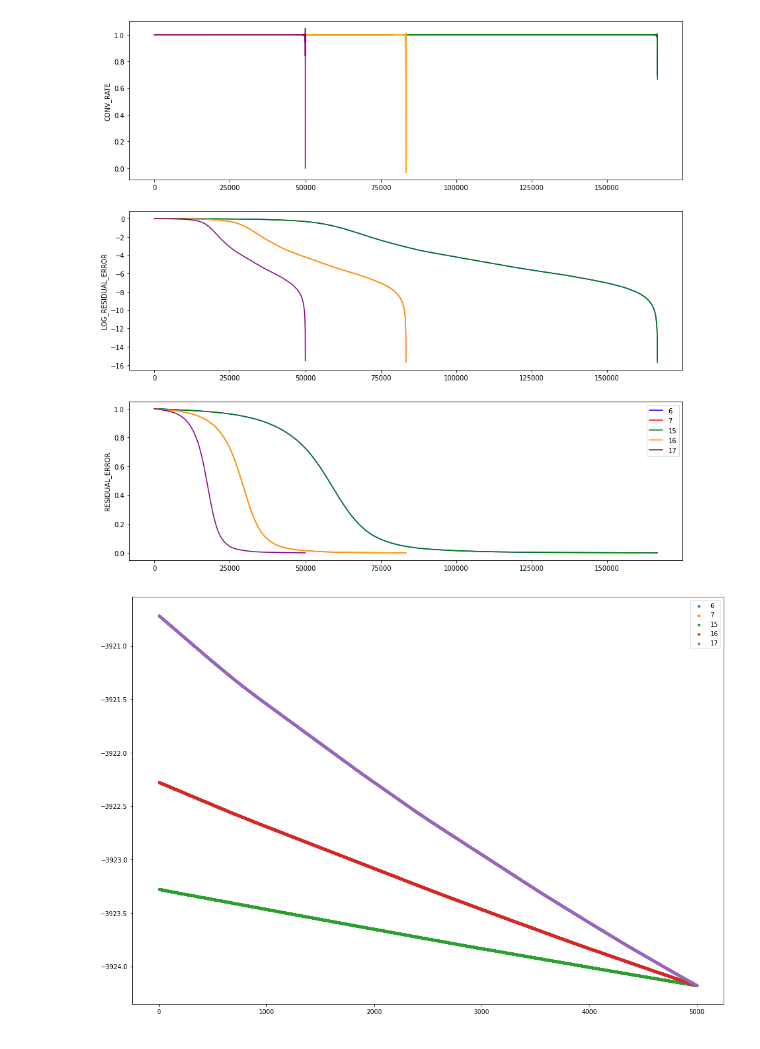
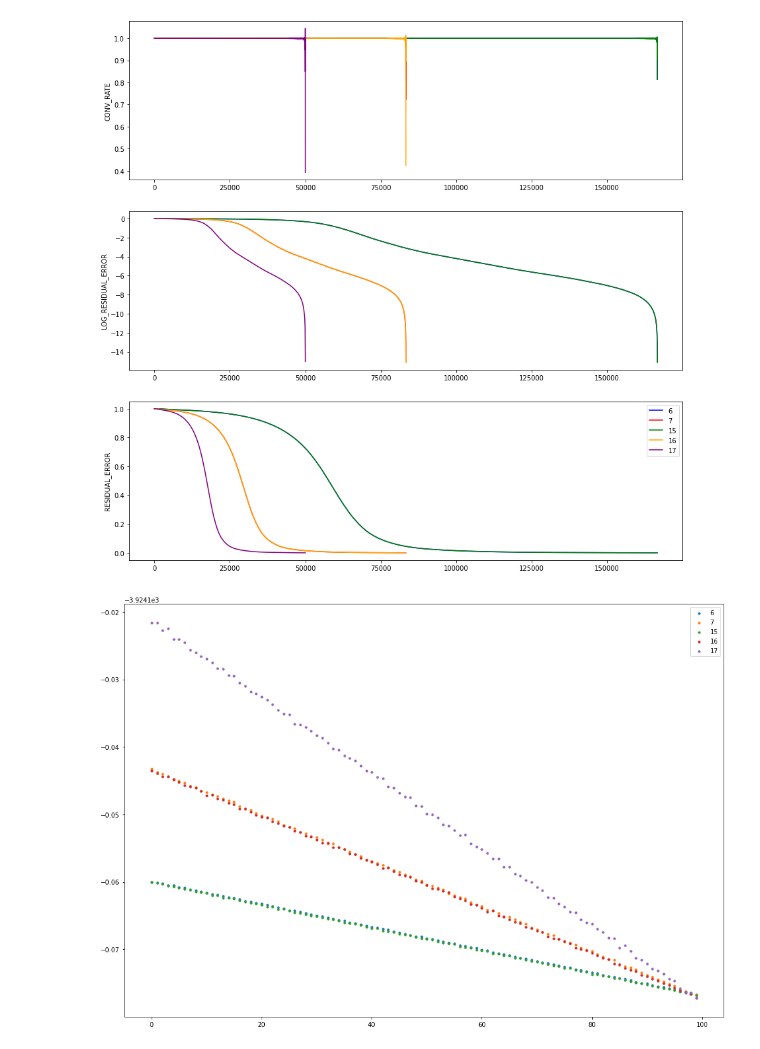
Before and after one commit to EliaPiccoli/ML-CM-Project, a Jupyter notebook: cm_scripts/jan_2022_trial/gs_top5_res_err.ipynb, the cells around one changed output. Drawn from its saved outputs; the diff is of its cells as text; code cells hidden in the pictures.

Commit message:
notebook with graphs

```diff
--- a/cm_scripts/jan_2022_trial/gs_top5_res_err.ipynb
+++ b/cm_scripts/jan_2022_trial/gs_top5_res_err.ipynb
@@ -46,26 +48,26 @@ def plot_single_model(cup_model, fstar, axs, color, label):
 # %%
-fstar = seventeen.history['fstar']
+fstar = -3924.177658337275 # 50k model number 17
 fig, axs = plt.subplots(3, figsize=(15,15))
 colors = ['blue', 'red', 'green', 'orange', 'purple']
-plot_single_model(six, fstar, axs, colors[0], '6')
-plot_single_model(seven, fstar, axs, colors[1], '7')
-plot_single_model(fifteen, fstar, axs, colors[2], '15')
-plot_single_model(sixteen, fstar, axs, colors[3], '16')
-plot_single_model(seventeen, fstar, axs, colors[4], '17')
+six_conv, six_logres, six_res = plot_single_model(six, fstar, axs, colors[0], '6')
+seven_conv, seven_logres, seven_res = plot_single_model(seven, fstar, axs, colors[1], '7')
+fifteen_conv, fifteen_logres, fifteen_res = plot_single_model(fifteen, fstar, axs, colors[2], '15')
+sixteen_conv, sixteen_logres, sixteen_res = plot_single_model(sixteen, fstar, axs, colors[3], '16')
+seventeen_conv, seventeen_logres, seventeen_res = plot_single_model(seventeen, fstar, axs, colors[4], '17')
 plt.legend()
 plt.show()
 # %% [output]
-[figure, old version]
+[figure, new version]
 # %%
-len_plot = 5000
+len_plot = 100
 scatter_size = 10
 fig, ax = plt.subplots(figsize=(17,12))
 plt.scatter(range(len_plot), six.history['f'][-len_plot:], label='6', s=scatter_size)
 plt.scatter(range(len_plot), seven.history['f'][-len_plot:], label='7', s=scatter_size)
 plt.scatter(range(len_plot), fifteen.history['f'][-len_plot:], label='15', s=scatter_size)
 plt.scatter(range(len_plot), sixteen.history['f'][-len_plot:], label='16', s=scatter_size)
 plt.scatter(range(len_plot), seventeen.history['f'][-len_plot:], label='17', s=scatter_size)
 plt.legend()
 plt.show()
 # %% [output]
-[figure, old version]
+[figure, new version]
```
Also changed, not shown: parts of 3 cells of this notebook.
